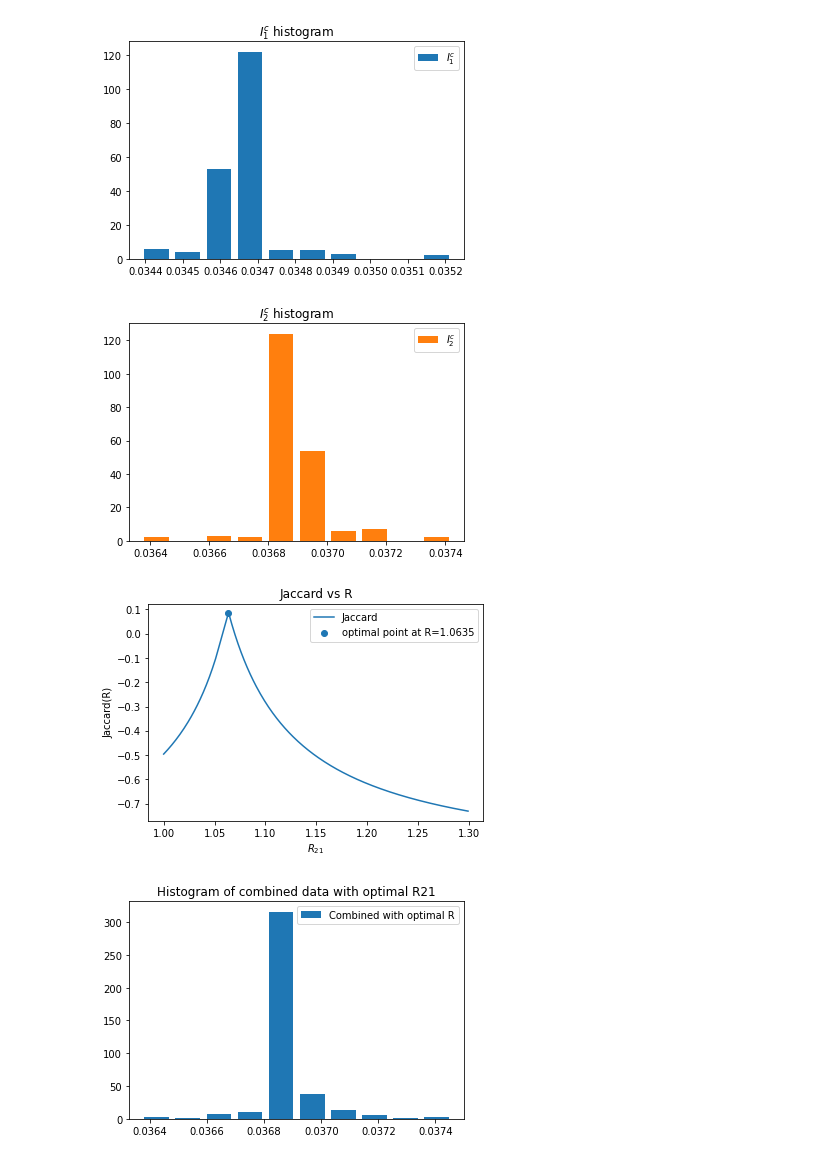
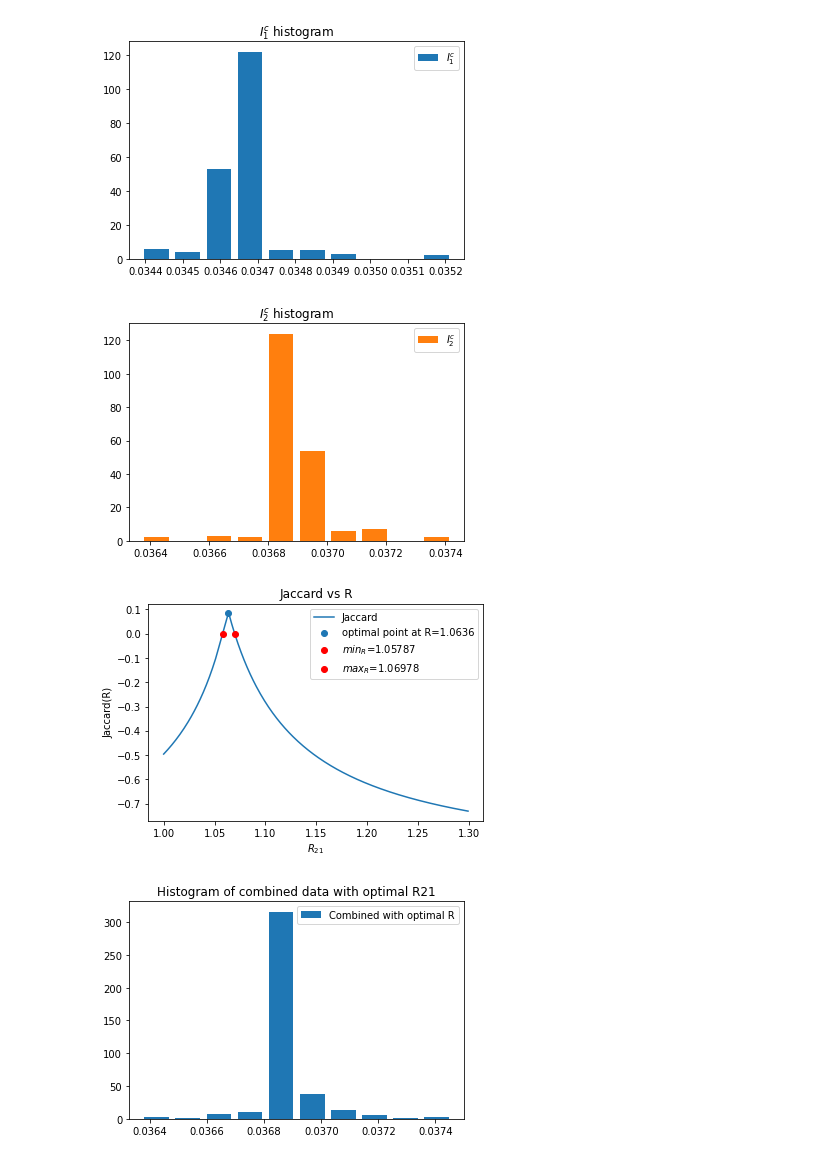
Before and after one commit to Krotikov/matStat, a Jupyter notebook: code/lab9x.ipynb, the cells around one changed output. Drawn from its saved outputs; the diff is of its cells as text; code cells hidden in the pictures.

```diff
--- a/code/lab9x.ipynb
+++ b/code/lab9x.ipynb
@@ -195,12 +195,14 @@ if __name__ == "__main__":
     print(optimal_x[0])
 
     min1 = opt.root(countJakkar, 1)
-    max1 = opt.root(countJakkar, 2)
+    max1 = opt.root(countJakkar, 3)
     print(min1.x, max1.x)
 
 
     plt.plot(R_interval, Jaccars, label="Jaccard", zorder=1)
-    plt.scatter(optimal_x[0], countJakkar(optimal_x[0]), label="optimal point at R=" + str(1.0635))
+    plt.scatter(optimal_x[0], countJakkar(optimal_x[0]), label="optimal point at R=" + str(1.0636))
+    plt.scatter(min1.x, countJakkar(min1.x), label="$min_R$=" + str(min1.x[0])[0:7], color="r", zorder=2)
+    plt.scatter(max1.x, countJakkar(max1.x), label="$max_R$=" + str(max1.x[0])[0:7], color="r", zorder=2)
     plt.legend()
     plt.xlabel('$R_{21}$')
     plt.ylabel('Jaccard(R)')
@@ -226,13 +228,13 @@ Optimization terminated successfully.
 [figure]
 [figure]
 [figure]
 [figure]
 [figure]
 [figure]
 [figure]
 [figure]
 [figure]
 [figure]
 [figure]
-[figure, old version]
+[figure, new version]
 [figure]
```
Also changed, not shown: parts of 1 cell of this notebook, 2 other files.
